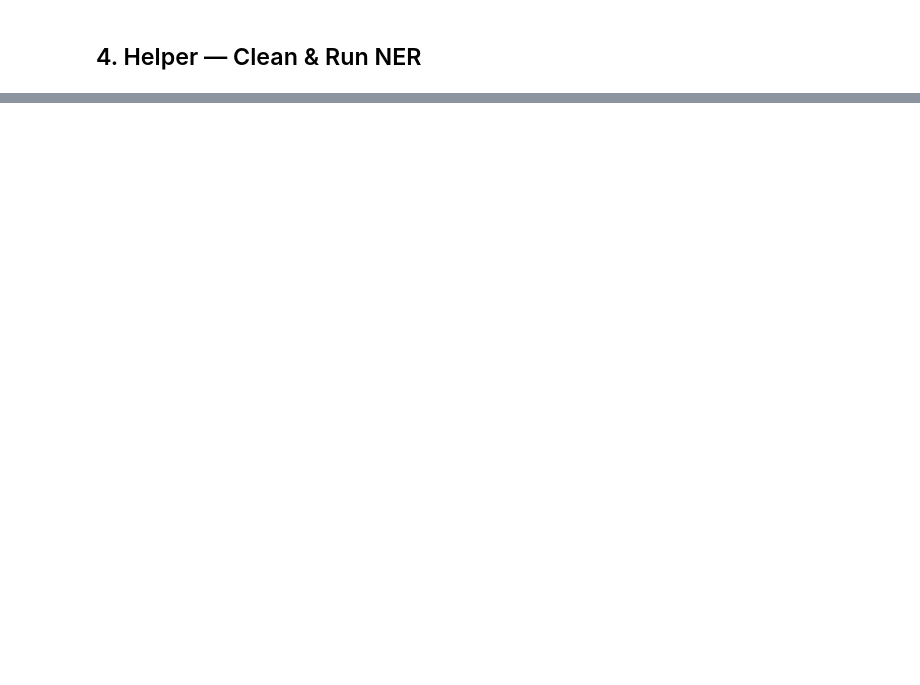
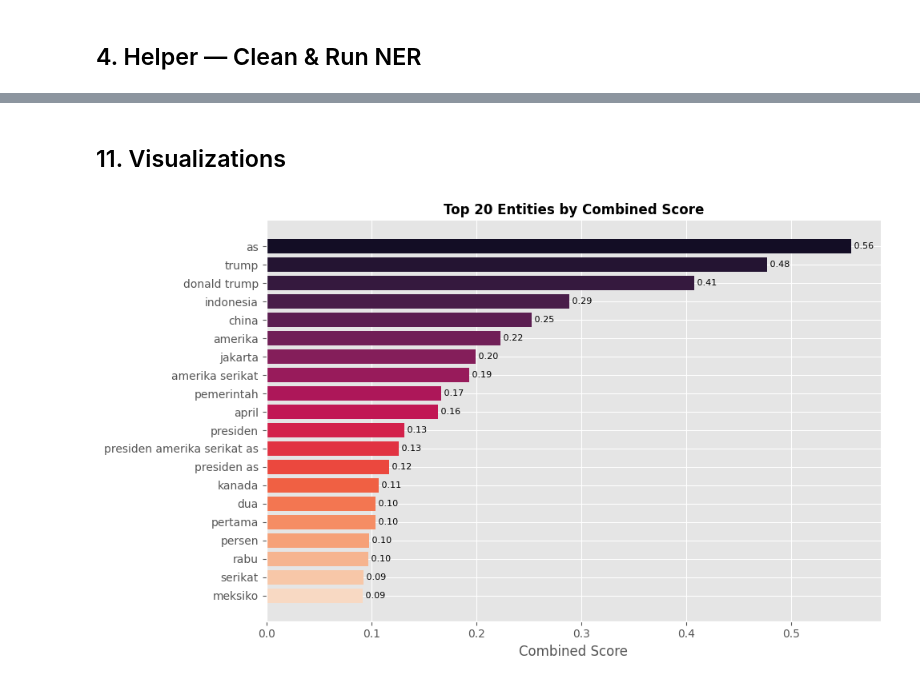
Before and after one commit to chiisana-riryi/kelompok-7-pba, a Jupyter notebook: week5/5-ner/NER.ipynb, the cells around one changed output, grey strips where cells are left out. Drawn from its saved outputs; the diff is of its cells as text; code cells hidden in the pictures; blank space fills up the shorter version.

```diff
--- a/week5/5-ner/NER.ipynb
+++ b/week5/5-ner/NER.ipynb
@@ -211,0 +261,12 @@ if error_indices:
+# %%
+vectorizer = TfidfVectorizer(
+    max_features=200,
+    min_df=2,
+    max_df=0.95,
+    sublinear_tf=True
+)
+
+tfidf_matrix = vectorizer.fit_transform(entity_docs)
+feature_names = vectorizer.get_feature_names_out()
+
+print("TF-IDF shape:", tfidf_matrix.shape)
@@ -211,0 +275,7 @@ if error_indices:
+# %%
+tfidf_df = pd.DataFrame({
+    "entity": feature_names,
+    "mean_tfidf": tfidf_matrix.mean(axis=0).A1
+}).sort_values("mean_tfidf", ascending=False)
+
+print(tfidf_df.head(20).to_string(index=False))
@@ -211,0 +421,27 @@ if error_indices:
+# %% [markdown]
+## 11. Visualizations
+# %%
+# Top 20
+top20 = combined_df.head(20)
+
+colors = sns.color_palette("rocket", len(top20))
+fig, ax = plt.subplots(figsize=(10, 6))
+ax.barh(
+    top20["word"][::-1],
+    top20["combined_score"][::-1],
+    color=colors[::-1]
+)
+ax.set_title("Top 20 Entities by Combined Score", fontsize=12, weight="bold")
+ax.set_xlabel("Combined Score")
+ax.set_ylabel("")
+ax.spines["top"].set_visible(False)
+ax.spines["right"].set_visible(False)
+
+# Annotate
+for i, v in enumerate(top20["combined_score"][::-1]):
+    ax.text(v, i, f" {v:.2f}", va="center", fontsize=8)
+
+plt.tight_layout()
+plt.show()
+# %% [output]
+[figure, added]
```
Also changed, not shown: parts of 26 cells of this notebook.
